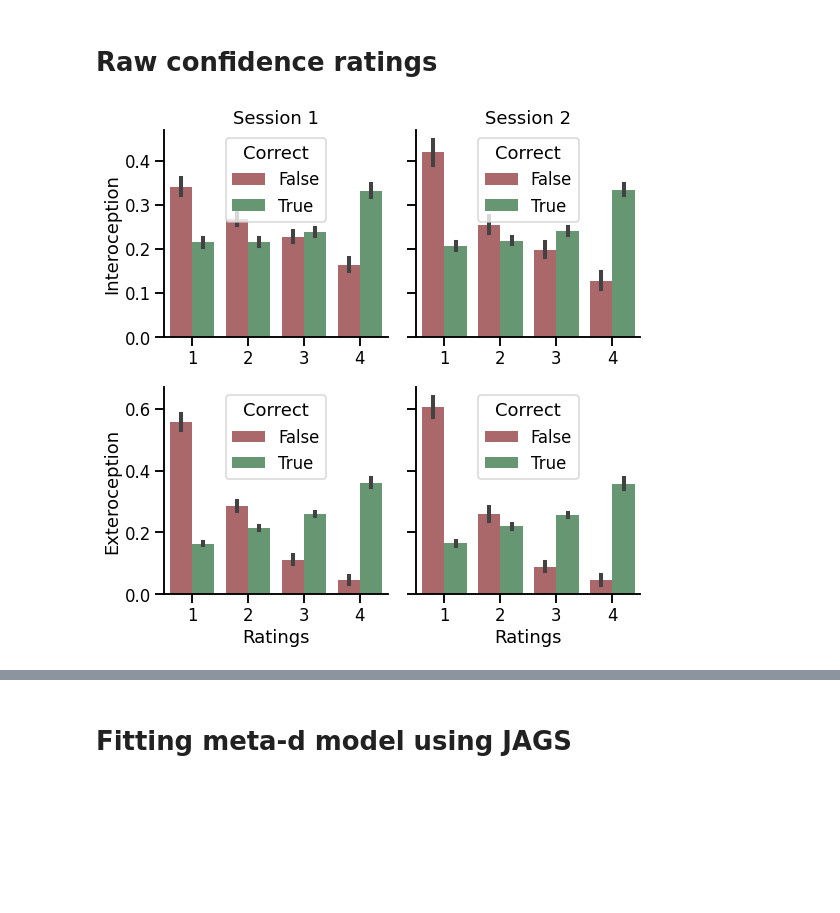
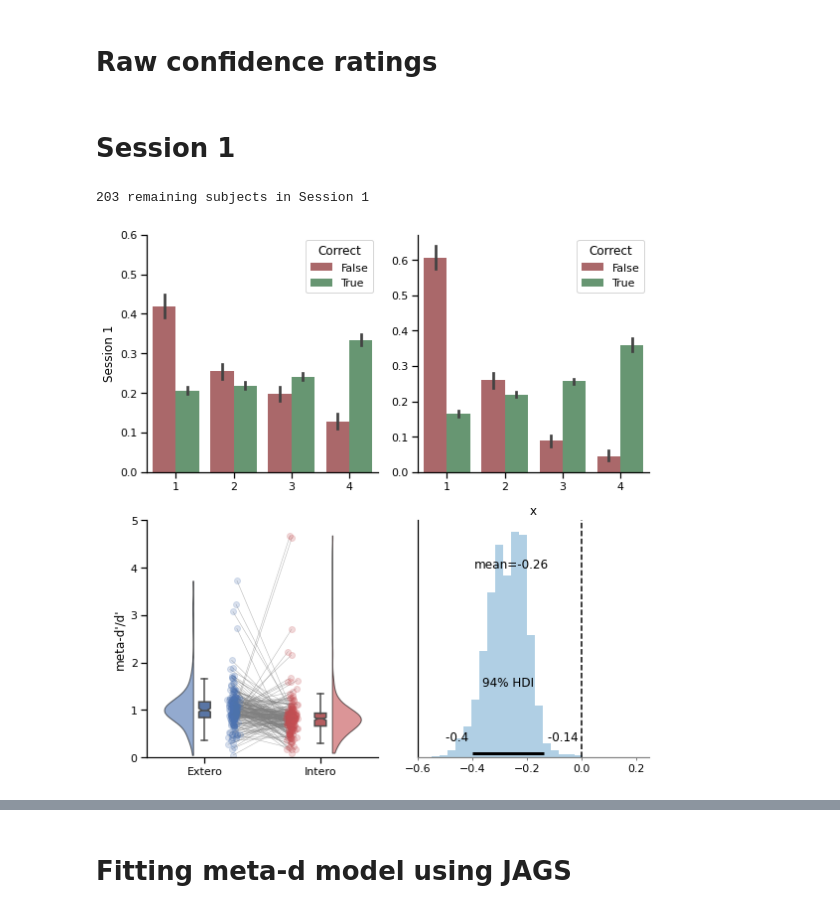
Before and after one commit to embodied-computation-group/CardioceptionPaper, a Jupyter notebook: code/3-Metacognition.ipynb, the cells around one changed output, grey strips where cells are left out. Saved outputs shown, nothing was run; the diff lists cells and outputs as text; code cells hidden in the pictures; blank space fills up the shorter version.

```diff
--- a/code/3-Metacognition.ipynb
+++ b/code/3-Metacognition.ipynb
@@ -28,7 +27,7 @@ for session in ['Del1', 'Del2']:
     drop = []
     merged_df = pd.read_csv(path + f'/data/{session}_merged.txt')
     for sub in merged_df.Subject.unique():
-        for cond in merged_df.Modality.unique():
+        for cond in ['Extero', 'Intero']:
             this_df = merged_df[(merged_df.Subject==sub) & (merged_df.Modality==cond)]
 
             # Drop NAs
@@ -93,16 +89,0 @@ Drop participants whose values for d-prime are outside 1.5 times the interquarti
-# %%
-for cond in sdt_df.Condition.unique():
-    this_df = sdt_df[(sdt_df.Condition==cond)]
-
-    q1 = this_df['d'].quantile(.25)
-    q3 = this_df['d'].quantile(.75)
-
-    for sub in this_df.Subject[this_df['d'] > this_df['d'].quantile(.75) + ((q3 - q1) * 1.5)]:
-        print(f'Drop {sub}')
-        responsesRatings_df = responsesRatings_df[responsesRatings_df.Subject!=sub]
-        sdt_df = sdt_df[sdt_df.Subject!=sub]
-
-    for sub in this_df.Subject[this_df['d'] < this_df['d'].quantile(.25) - ((q3 - q1) * 1.5)]:
-        print(f'Drop {sub}')
-        responsesRatings_df = responsesRatings_df[responsesRatings_df.Subject!=sub]
-        sdt_df = sdt_df[sdt_df.Subject!=sub]
@@ -171,7 +135,7 @@ pg.pairwise_ttests(data=sdt_df[sdt_df.Session == 'Del2'], dv='c', within='Modali
 # %%
 rawConfidence_df = pd.DataFrame([])
 for session in ['Del1', 'Del2']:
-    for sub in metacognition_df.Subject.unique():
+    for sub in metacognition_df[metacognition_df.Session==session].Subject.unique():
         for cond in metacognition_df.Modality.unique():
             for corr in [True, False]:
                 this_df = metacognition_df[(metacognition_df.Subject==sub) & (metacognition_df.Modality==cond) & (metacognition_df.Session==session) & (metacognition_df.Accuracy==corr)]
@@ -183,22 +147,45 @@ for session in ['Del1', 'Del2']:
                     'Correct': corr,
                     'Ratings': np.arange(1, 5),
                     'Density': np.array([np.count_nonzero(new_ratings == i) for i in range(1, 5)]) / len(new_ratings)}), ignore_index=True)
+# %% [markdown]
+# Session 1
+# %%
+print(f'{rawConfidence_df[rawConfidence_df.Session=="Del1"].Subject.nunique()} remaining subjects in Session 1')
+# %% [output]
+203 remaining subjects in Session 1
 # %%
-fig, axs = plt.subplots(2, 2, figsize=(8, 8), sharey='row')
+fig, axs = plt.subplots(nrows=2, ncols=2, figsize=(8, 8))
 for i, cond in enumerate(['Intero', 'Extero']):
-    for ii, session in enumerate(['Del1', 'Del2']):
-        sns.barplot(data=rawConfidence_df[(rawConfidence_df.Modality==cond) & (rawConfidence_df.Session==session)], x='Ratings', y='Density', hue='Correct', ax=axs[i, ii], palette=["#b55d60", "#5f9e6e"])
-        labels = [item.get_text() for item in axs[i, ii].get_xticklabels()]
+    sns.barplot(data=rawConfidence_df[(rawConfidence_df.Modality==cond) & (rawConfidence_df.Session==session)], x='Ratings', y='Density', hue='Correct', ax=axs[0, i], palette=["#b55d60", "#5f9e6e"])
+    labels = [item.get_text() for item in axs[0, i].get_xticklabels()]
 
-axs[0, 0].set_title('Session 1')
-axs[0, 1].set_title('Session 2')
-axs[0, 0].set_ylabel('Interoception')
-axs[1, 0].set_ylabel('Exteroception')
+axs[0, 0].set_ylabel('Session 1')
 axs[0, 1].set_ylabel('')
-axs[1, 1].set_ylabel('')
 axs[0, 0].set_xlabel('')
 axs[0, 1].set_xlabel('')
+axs[0, 0].set_ylim(0, 0.6)
+axs[0, 0].set_ylim(0, 0.6)
+
+samples = pd.read_csv(path + '/data/jagsSamples.txt', sep='\t')
+stats = pd.read_csv(path + '/data/jagsStats.txt', sep='\t')
+stats['Condition'] = 'Intero'
+stats.loc[stats.name.str.contains(",2]"), 'Condition'] = 'Extero'
+stats = stats[stats.name.str.contains('Mratio')]
+stats = stats.sort_values('Condition')
+
+raincloud(data=stats, x='Condition', y='mean', ax=axs[1, 0])
+axs[1, 0].set_ylabel("meta-d'/d'")
+axs[1, 0].set_xlabel('')
+axs[1, 0].set_ylim(0, 5)
+
+az.plot_posterior(samples.value.to_numpy(), kind='hist', bins=20, ax=axs[1, 1])
+axs[1, 1].axvline(x=0, linestyle='--', color='k')
+axs[1, 1].set_xlim(-.6, .25)
+axs[1, 1].set_ylabel('Density')
+axs[1, 1].set_ylabel('')
+
 plt.tight_layout()
 sns.despine()
+#plt.savefig(path + '/figures/Fig3.png', dpi=300)
 # %% [output]
-[figure, old version]
+[figure, new version]
```
Also changed, not shown: parts of 24 cells of this notebook, 8 other files.
